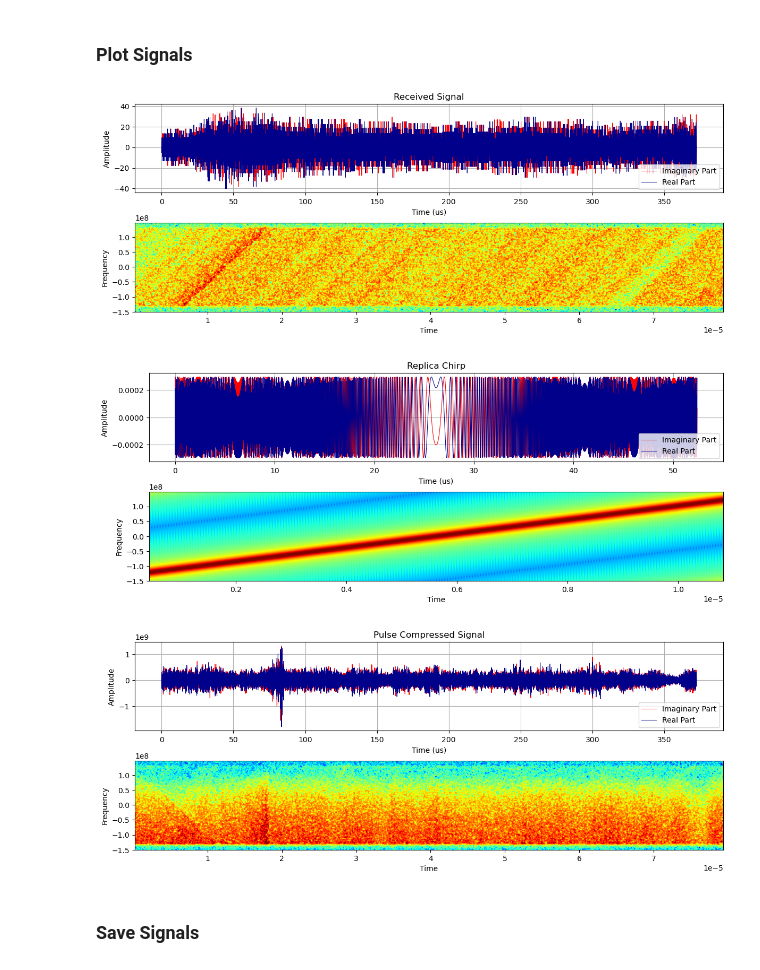
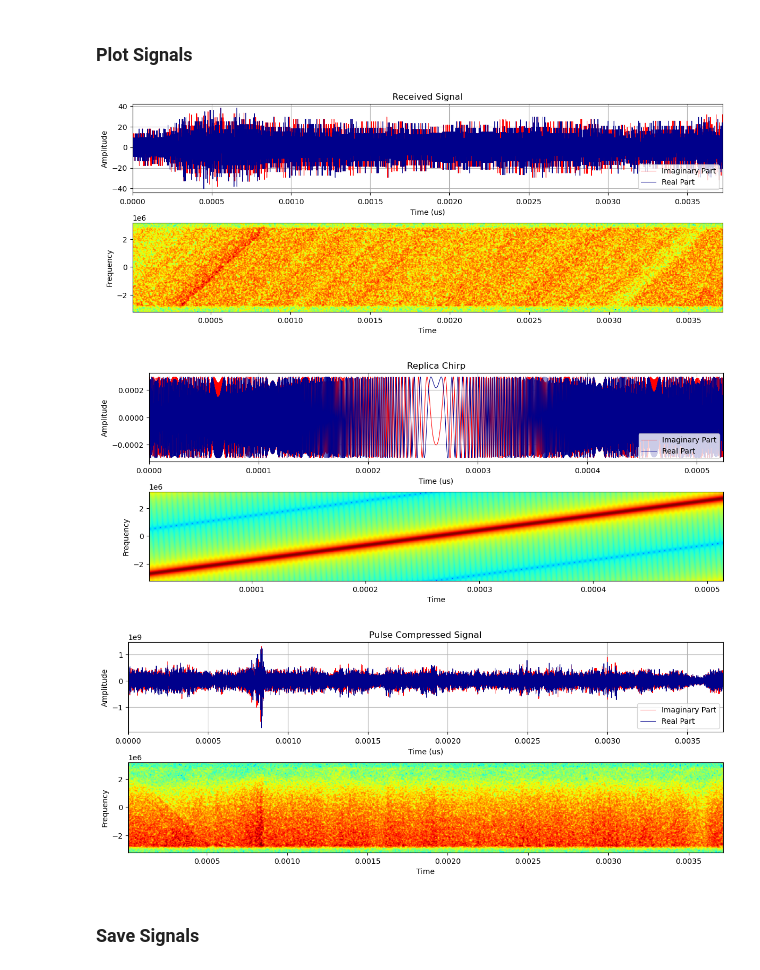
Before and after one commit to AndrewPlayer3/sar_processing, a Jupyter notebook: s1_level0/save_signals.ipynb, the cells around one changed output. Drawn from its saved outputs; the diff is of its cells as text; code cells hidden in the pictures.

Commit message:
line up plots

```diff
--- a/s1_level0/save_signals.ipynb
+++ b/s1_level0/save_signals.ipynb
@@ -31,6 +31,7 @@ def plot_signal_components(signal, start_time, end_time, scale=(None, None), fft
     ax1.set_ylabel("Amplitude")
     ax1.legend(loc="lower right")
     ax1.grid(True)
+    ax1.set_xlim([t[0], t[-1]])
     if scale is not None:
         ax2.specgram(signal, NFFT=fft_size, Fs=sample_rate, noverlap=fft_size-1, cmap='jet', vmin=scale[0], vmax=scale[1])
     else:
@@ -123,22 +124,24 @@ compressed = pulse_compression(signal, replica)
 
 packet_header = packet.get_secondary_header()
 
-sampling_window_length = packet_header["swl"]
-pulse_length = packet_header["pulse_length"]
+sampling_window_length = packet_header["swl"] * 10e-6
+pulse_length = packet_header["pulse_length"] * 10e-6
+fft_size = 128
+sample_rate = signal.shape[0] / sampling_window_length
 # %% [markdown]
 ### Plot Signals
 # %%
-plot_signal_components(signal, 0, sampling_window_length, scale=(-110, -45), fft_size=128, sample_rate=3*1e+8, title="Received Signal")
+plot_signal_components(signal, 0, sampling_window_length, scale=(-110, -25), fft_size=fft_size, sample_rate=sample_rate, title="Received Signal")
 # %% [output]
-[figure, old version]
+[figure, new version]
 # %%
-plot_signal_components(replica, 0, pulse_length, fft_size=256, sample_rate=3*1e+8, title="Replica Chirp")
+plot_signal_components(replica, 0, pulse_length, fft_size=fft_size, sample_rate=(replica.shape[0]/pulse_length), title="Replica Chirp")
 # %% [output]
-[figure, old version]
+[figure, new version]
 # %%
-plot_signal_components(compressed, 0, sampling_window_length, scale=(15, 100), fft_size=128, sample_rate=3*1e+8, title="Pulse Compressed Signal")
+plot_signal_components(compressed, 0, sampling_window_length, scale=(10, 120), fft_size=fft_size, sample_rate=sample_rate, title="Pulse Compressed Signal")
 # %% [output]
-[figure, old version]
+[figure, new version]
 # %% [markdown]
 ### Save Signals
 # %%
```
